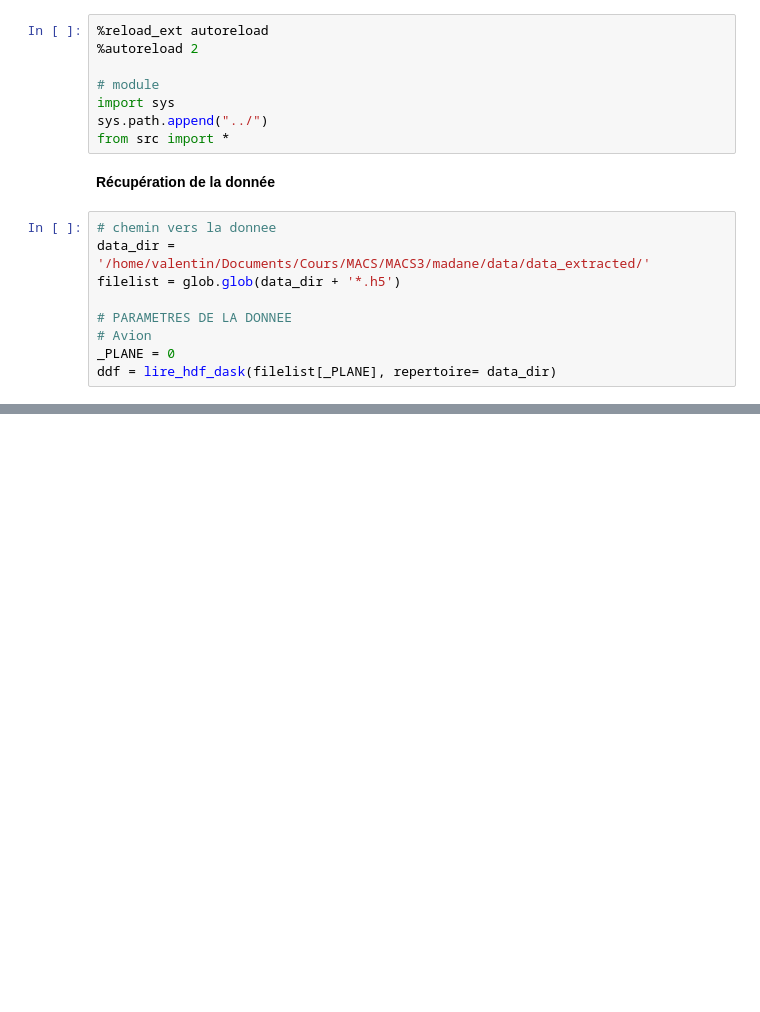
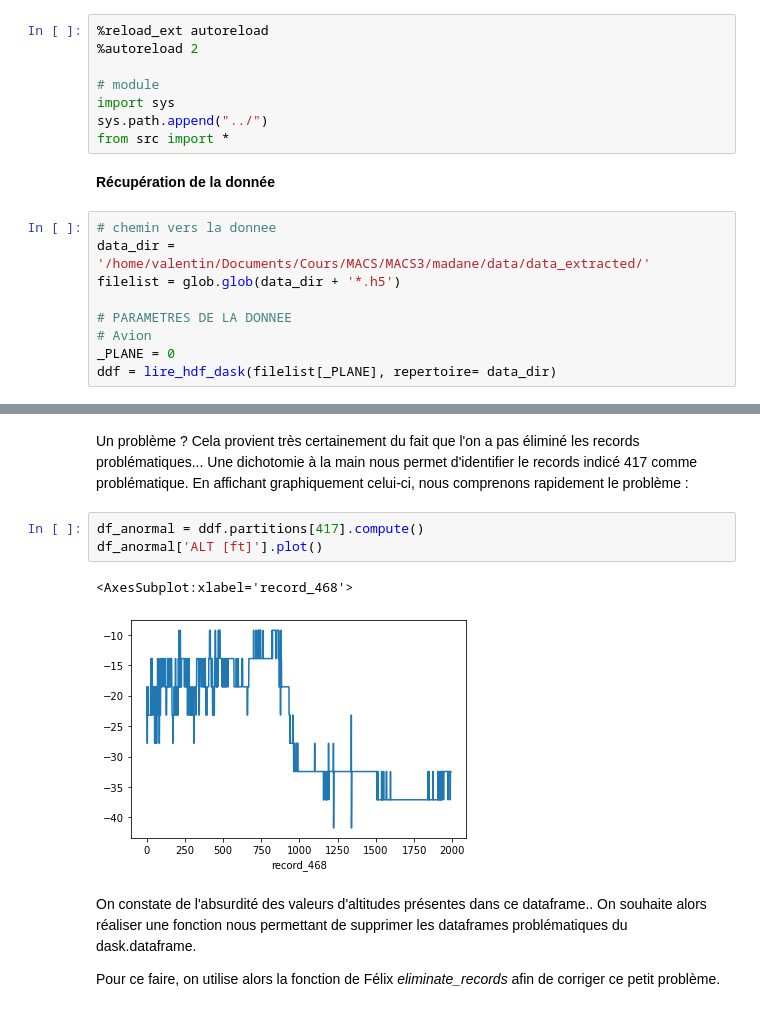
Before and after one commit to KrValentin/stats_descriptive_project, a Jupyter notebook: livrable/vkr_flight_analysis.ipynb, the cells around one changed output, grey strips where cells are left out. Saved outputs shown, nothing was run; the diff lists cells and outputs as text; blank space fills up the shorter version.

Commit message:
cest tout pour moi

```diff
--- a/livrable/vkr_flight_analysis.ipynb
+++ b/livrable/vkr_flight_analysis.ipynb
@@ -36,0 +49,12 @@ Rappelons que l'on dispose des fonctions * *
+# %% [markdown]
+Un problème ? Cela provient très certainement du fait que l'on a pas éliminé les records problématiques... Une dichotomie à la main nous permet d'identifier le records indicé 417 comme problématique. En affichant graphiquement celui-ci, nous comprenons rapidement le problème :
+# %%
+df_anormal = ddf.partitions[417].compute()
+df_anormal['ALT [ft]'].plot()
+# %% [output]
+<AxesSubplot:xlabel='record_468'>
+[figure, added]
+# %% [markdown]
+On constate de l'absurdité des valeurs d'altitudes présentes dans ce dataframe.. On souhaite alors réaliser une fonction nous permettant de supprimer les dataframes problématiques du dask.dataframe.
+
+Pour ce faire, on utilise alors la fonction de Félix *eliminate_records* afin de corriger ce petit problème.
```
Also changed, not shown: parts of 21 cells of this notebook, 3 other files.
